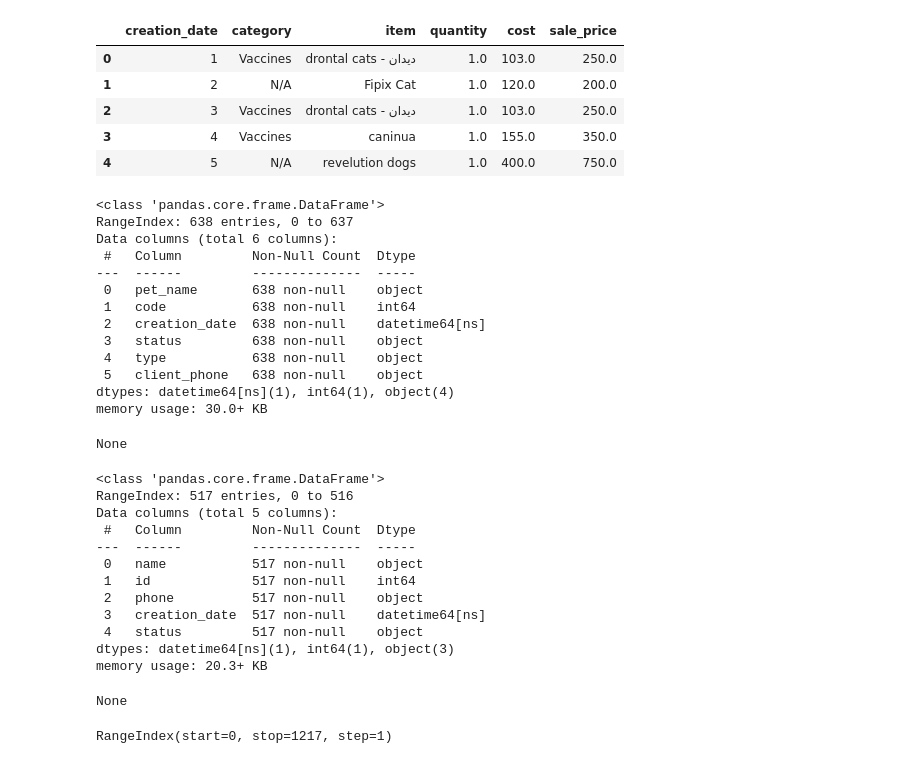
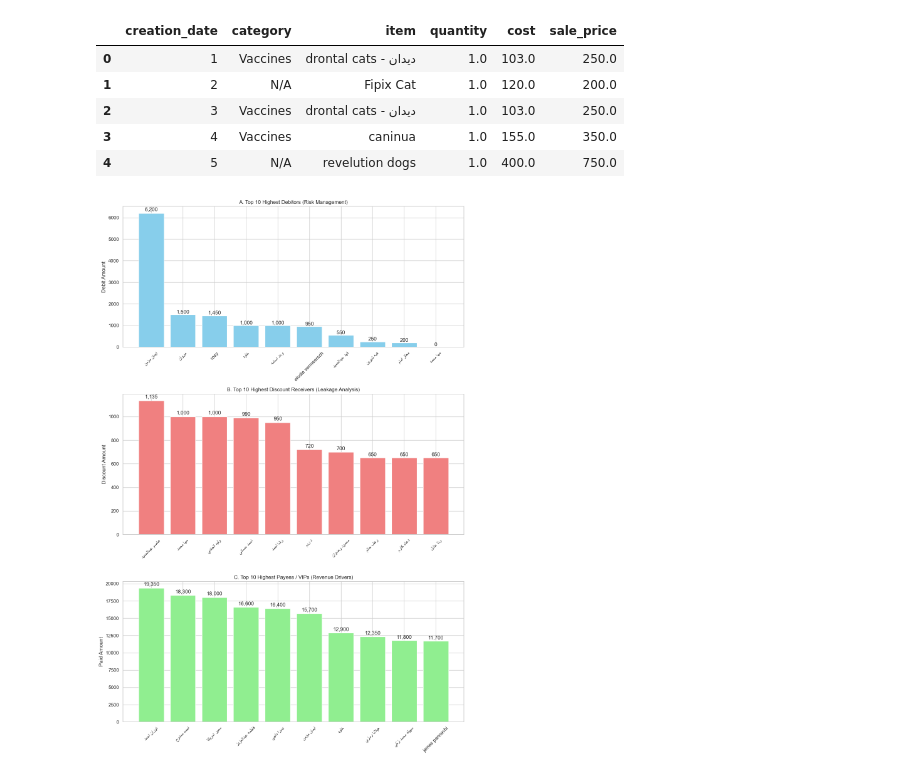
Before and after one commit to Malek74/Mojo-Analytics-Pipeline, a Jupyter notebook: Proof_Of_Concept.ipynb, the cells around one changed output. Saved outputs shown, nothing was run; the diff lists cells and outputs as text; code cells hidden in the pictures.

Commit message:
Add client total and statistics calculations, including highest debitors, and update notebook execution counts.

```diff
--- a/Proof_Of_Concept.ipynb
+++ b/Proof_Of_Concept.ipynb
@@ -253,37 +253,49 @@ inventory_df.head()
 | 3 | 4 | Vaccines | caninua | 1.0 | 155.0 | 350.0 |
 | 4 | 5 | N/A | revelution dogs | 1.0 | 400.0 | 750.0 |
 # %%
-display(pets_df.info())
-display(clients_df.info())
+clients_total=pd.merge(clients_df, revenue_df, left_on="phone", right_on="client_phone")
+clients_total=clients_total[["name","id","phone","amount","discount","paid","debit"]]
 
-clients_total=pd.merge(clients_df, revenue_df, left_on="phone", right_on="client_phone")
-clients_total.index
+clients_stats=clients_total.groupby(["phone","name"])[["amount","paid","discount","debit"]].sum()
+highest_debitors=clients_stats.sort_values(by="debit", ascending=False).head(10)
-# %% [output]
-<class 'pandas.core.frame.DataFrame'>
-RangeIndex: 638 entries, 0 to 637
-Data columns (total 6 columns):
- #   Column         Non-Null Count  Dtype
----  ------         --------------  -----
- 0   pet_name       638 non-null    object
- 1   code           638 non-null    int64
- 2   creation_date  638 non-null    datetime64[ns]
- 3   status         638 non-null    object
- 4   type           638 non-null    object
- 5   client_phone   638 non-null    object
-dtypes: datetime64[ns](1), int64(1), object(4)
-memory usage: 30.0+ KB
-None
-<class 'pandas.core.frame.DataFrame'>
-RangeIndex: 517 entries, 0 to 516
-Data columns (total 5 columns):
- #   Column         Non-Null Count  Dtype
----  ------         --------------  -----
- 0   name           517 non-null    object
- 1   id             517 non-null    int64
- 2   phone          517 non-null    object
- 3   creation_date  517 non-null    datetime64[ns]
- 4   status         517 non-null    object
-dtypes: datetime64[ns](1), int64(1), object(3)
-memory usage: 20.3+ KB
-None
-RangeIndex(start=0, stop=1217, step=1)
+# %%
+
+fig, axes = plt.subplots(3, 1, figsize=(12, 18))
+# Plotting
+ax = axes[0]
+x_labels = top_debitors.index.get_level_values(1)
+x_labels=x_labels.map(fix_arabic_text)
+y_values = top_debitors['debit']
+ax.bar(x_labels, y_values, color='skyblue')
+ax.set_title('A. Top 10 Highest Debitors (Risk Management)')
+ax.set_ylabel('Debit Amount')
+ax.tick_params(axis='x', rotation=45)
+for i, v in enumerate(y_values):
+    ax.text(i, v + (v * 0.01), f'{v:,.0f}', ha='center', va='bottom')
+
+ax = axes[1]
+x_labels = top_discount_receivers.index.get_level_values(1)
+x_labels=x_labels.map(fix_arabic_text)
+y_values = top_discount_receivers['discount']
+ax.bar(x_labels, y_values, color='lightcoral')
+ax.set_title('B. Top 10 Highest Discount Receivers (Leakage Analysis)')
+ax.set_ylabel('Discount Amount')
+ax.tick_params(axis='x', rotation=45)
+for i, v in enumerate(y_values):
+    ax.text(i, v + (v * 0.01), f'{v:,.0f}', ha='center', va='bottom')
+
+ax = axes[2]
+x_labels = top_payees.index.get_level_values(1)
+x_labels=x_labels.map(fix_arabic_text)
+y_values = top_payees['paid']
+ax.bar(x_labels, y_values, color='lightgreen')
+ax.set_title('C. Top 10 Highest Payees / VIPs (Revenue Drivers)')
+ax.set_ylabel('Paid Amount')
+ax.tick_params(axis='x', rotation=45)
+for i, v in enumerate(y_values):
+    ax.text(i, v + (v * 0.01), f'{v:,.0f}', ha='center', va='bottom')
+
+plt.tight_layout()
+plt.show()
+# %% [output]
+[figure, added]
```
